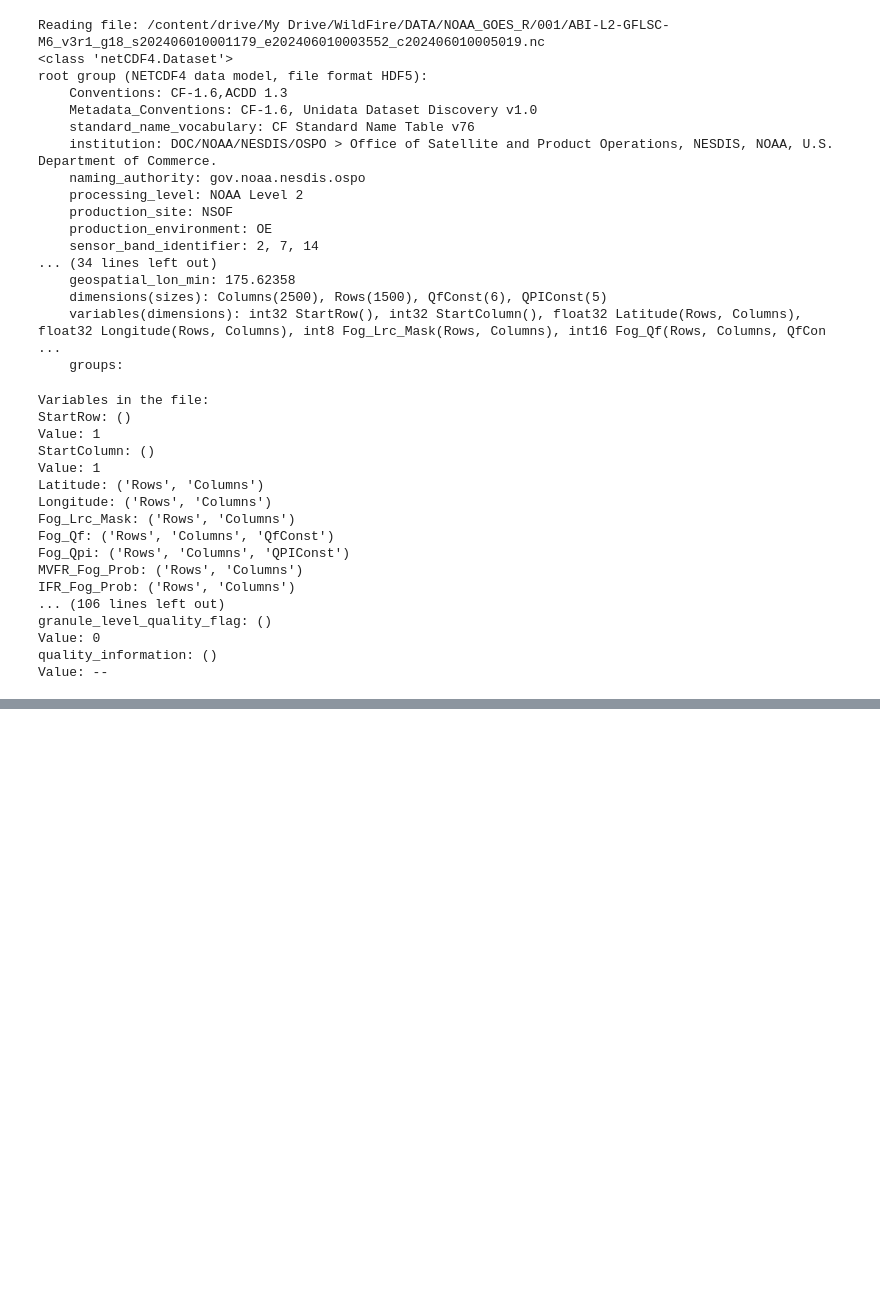
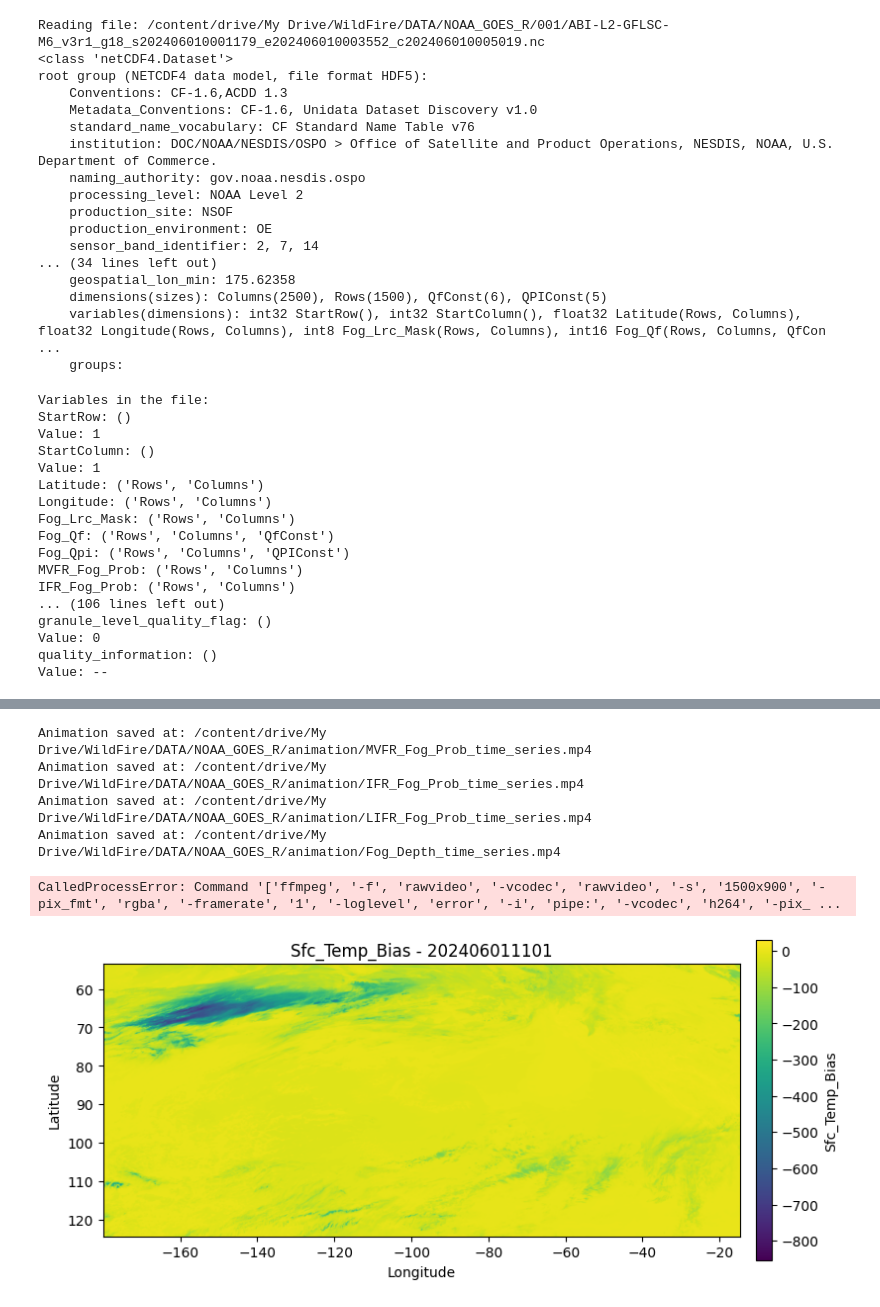
Before and after one commit to NancyYiWang/WildFireSmokePrediction, a Jupyter notebook: DataGOES.ipynb, the cells around one changed output, grey strips where cells are left out. Drawn from its saved outputs; the diff is of its cells as text; code cells hidden in the pictures; blank space fills up the shorter version.

```diff
--- a/DataGOES.ipynb
+++ b/DataGOES.ipynb
@@ -174,4 +174,19 @@ smoke_dispersion_relevant_variables = [
     "Sfc_Elevation",
     "Max_RH_Hgt_Sfc_Elev_Diff",
 ]
+# %%
+!pip install rasterio folium xarray numpy -q
+
+import numpy as np
+import xarray as xr
+import rasterio
+from rasterio.transform import from_origin
+import folium
+from folium.raster_layers import ImageOverlay
+
+# Define directories
+nc_directory = "/content/drive/My Drive/WildFire/DATA/NOAA_GOES_R/001"
+geo_tiff_directory = "/content/drive/My Drive/WildFire/DATA/NOAA_GOES_R/GeoTIFF"
+animation_directory = "/content/drive/My Drive/WildFire/DATA/NOAA_GOES_R/animation"
+os.makedirs(geo_tiff_directory, exist_ok=True)
 # %%
@@ -327,0 +290,61 @@ KeyboardInterrupt:
+# %%
+import rasterio
+import matplotlib.pyplot as plt
+from matplotlib.animation import FuncAnimation
+import numpy as np
+
+def create_animation(geo_tiff_files, variable, animation_directory):
+    fig, ax = plt.subplots(figsize=(10, 6))
+
+    # 计算所有帧的最小值和最大值，以确保颜色条范围一致
+    min_value, max_value = float("inf"), float("-inf")
+    for file_info in geo_tiff_files:
+        with rasterio.open(file_info["path"]) as src:
+            data = src.read(1)
+            min_value = min(min_value, np.nanmin(data))
+            max_value = max(max_value, np.nanmax(data))
+
+    # Update function for the animation
+    def update(frame):
+        file_info = geo_tiff_files[frame]
+        with rasterio.open(file_info["path"]) as src:
+            data = src.read(1)
+            bounds = src.bounds
+
+        extent = [bounds.left, bounds.right, bounds.bottom, bounds.top]
+
+        # Clear and plot data
+        ax.clear()
+        im = ax.imshow(data, cmap="viridis", extent=extent, origin="upper", vmin=min_value, vmax=max_value)
+        ax.set_title(f"{variable} - {file_info['timestamp']}")
+        ax.set_xlabel("Longitude")
+        ax.set_ylabel("Latitude")
+
+        # Create or update the colorbar
+        if "colorbar" not in update.__dict__:
+            update.colorbar = fig.colorbar(
+                im, ax=ax, orientation="vertical", shrink=0.6, pad=0.05
+            )
+            update.colorbar.set_label(variable)
+        else:
+            update.colorbar.update_normal(im)
+
+    ani = FuncAnimation(fig, update, frames=len(geo_tiff_files), interval=1000)
+
+    # Save the animation
+    output_file = os.path.join(animation_directory, f"{variable}_time_series.mp4")
+    ani.save(output_file, fps=1, dpi=150)
+    print(f"Animation saved at: {output_file}")
+    plt.close(fig)
+
+# Generate animations for each variable
+for variable, files in geo_tiff_files.items():
+    if files:
+        create_animation(files, variable, animation_directory)
+# %% [output]
+Animation saved at: /content/drive/My Drive/WildFire/DATA/NOAA_GOES_R/animation/MVFR_Fog_Prob_time_series.mp4
+Animation saved at: /content/drive/My Drive/WildFire/DATA/NOAA_GOES_R/animation/IFR_Fog_Prob_time_series.mp4
+Animation saved at: /content/drive/My Drive/WildFire/DATA/NOAA_GOES_R/animation/LIFR_Fog_Prob_time_series.mp4
+Animation saved at: /content/drive/My Drive/WildFire/DATA/NOAA_GOES_R/animation/Fog_Depth_time_series.mp4
+CalledProcessError: Command '['ffmpeg', '-f', 'rawvideo', '-vcodec', 'rawvideo', '-s', '1500x900', '-pix_fmt', 'rgba', '-framerate', '1', '-loglevel', 'error', '-i', 'pipe:', '-vcodec', 'h264', '-pix_ ...
+[figure, added]
```
Also changed, not shown: parts of 1 cell of this notebook.
